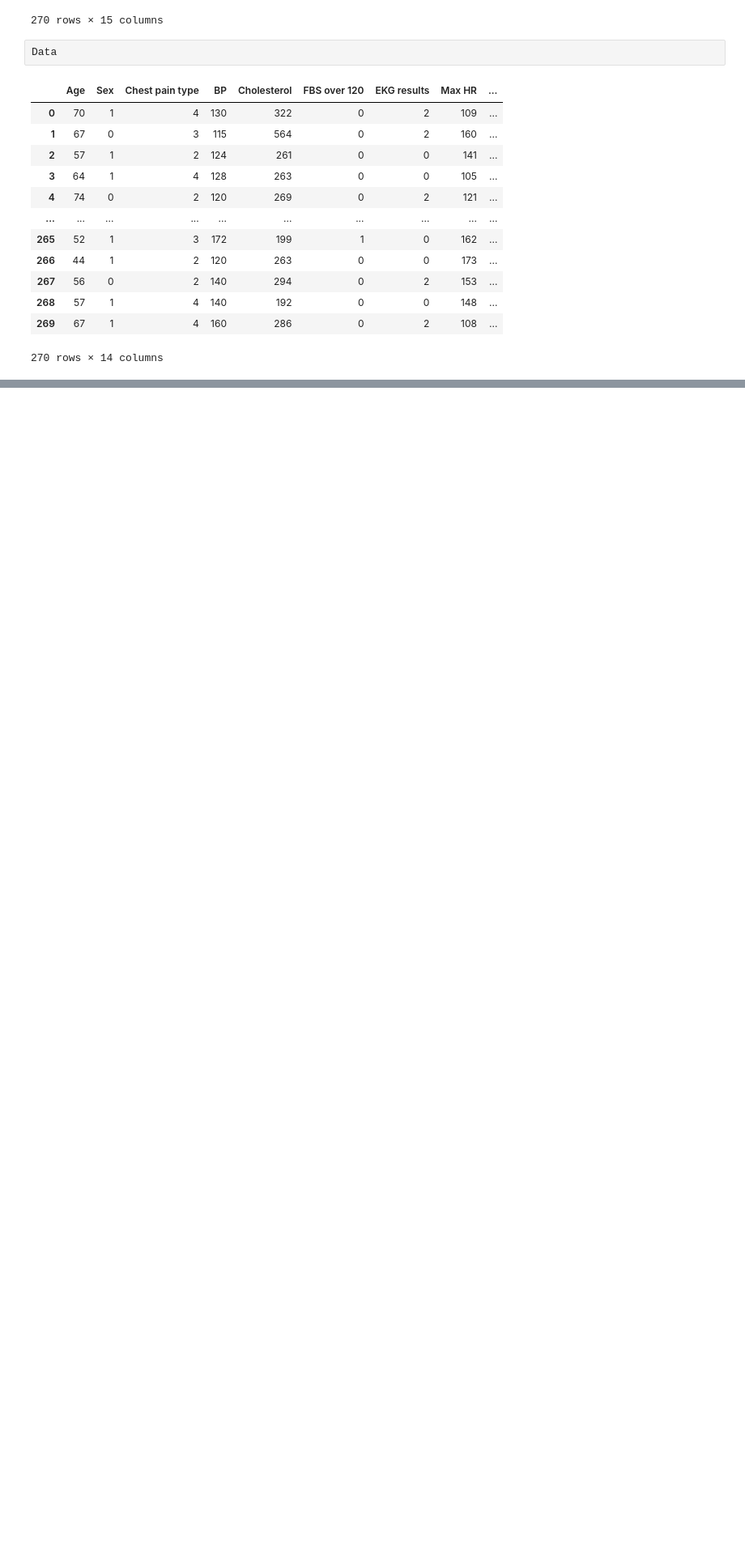
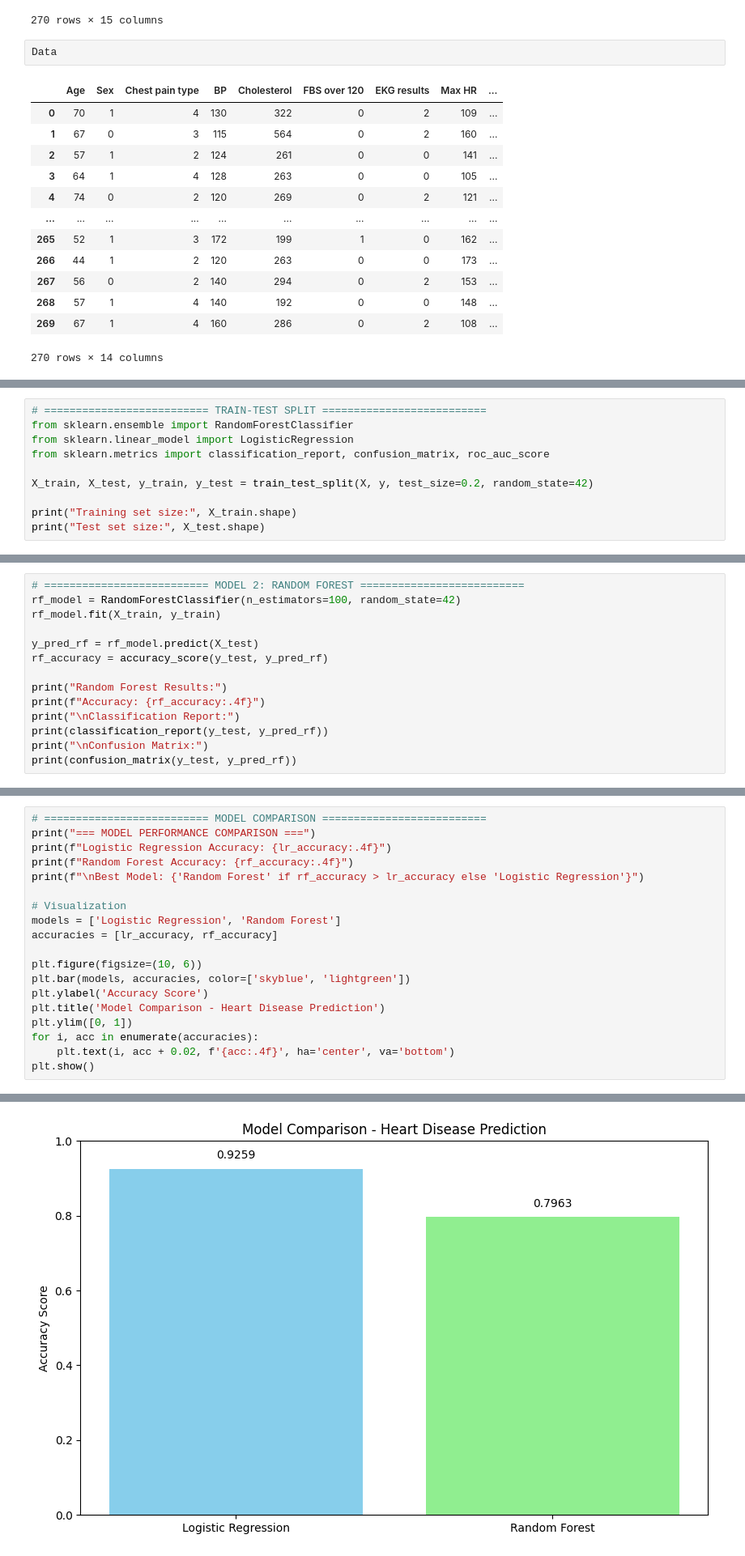
Before and after one commit to hermanthinnd/Heart-Disease-Prediction-Model, a Jupyter notebook: Disease_Prediction_Model/Heart_Disease_Prediction_Model.ipynb, the cells around one changed output, grey strips where cells are left out. Shown at 81% size. Cells and saved outputs as stored; diff of their text form; blank space fills up the shorter version.

```diff
--- a/Disease_Prediction_Model/Heart_Disease_Prediction_Model.ipynb
+++ b/Disease_Prediction_Model/Heart_Disease_Prediction_Model.ipynb
@@ -216,0 +236,10 @@ array([[<Axes: title={'center': 'Age'}>, <Axes: title={'center': 'Sex'}>,
+# %%
+# ========================== TRAIN-TEST SPLIT ==========================
+from sklearn.ensemble import RandomForestClassifier
+from sklearn.linear_model import LogisticRegression
+from sklearn.metrics import classification_report, confusion_matrix, roc_auc_score
+
+X_train, X_test, y_train, y_test = train_test_split(X, y, test_size=0.2, random_state=42)
+
+print("Training set size:", X_train.shape)
+print("Test set size:", X_test.shape)
@@ -216,0 +288,14 @@ array([[<Axes: title={'center': 'Age'}>, <Axes: title={'center': 'Sex'}>,
+# %%
+# ========================== MODEL 2: RANDOM FOREST ==========================
+rf_model = RandomForestClassifier(n_estimators=100, random_state=42)
+rf_model.fit(X_train, y_train)
+
+y_pred_rf = rf_model.predict(X_test)
+rf_accuracy = accuracy_score(y_test, y_pred_rf)
+
+print("Random Forest Results:")
+print(f"Accuracy: {rf_accuracy:.4f}")
+print("\nClassification Report:")
+print(classification_report(y_test, y_pred_rf))
+print("\nConfusion Matrix:")
+print(confusion_matrix(y_test, y_pred_rf))
@@ -216,0 +320,20 @@ array([[<Axes: title={'center': 'Age'}>, <Axes: title={'center': 'Sex'}>,
+# %%
+# ========================== MODEL COMPARISON ==========================
+print("=== MODEL PERFORMANCE COMPARISON ===")
+print(f"Logistic Regression Accuracy: {lr_accuracy:.4f}")
+print(f"Random Forest Accuracy: {rf_accuracy:.4f}")
+print(f"\nBest Model: {'Random Forest' if rf_accuracy > lr_accuracy else 'Logistic Regression'}")
+
+# Visualization
+models = ['Logistic Regression', 'Random Forest']
+accuracies = [lr_accuracy, rf_accuracy]
+
+plt.figure(figsize=(10, 6))
+plt.bar(models, accuracies, color=['skyblue', 'lightgreen'])
+plt.ylabel('Accuracy Score')
+plt.title('Model Comparison - Heart Disease Prediction')
+plt.ylim([0, 1])
+for i, acc in enumerate(accuracies):
+    plt.text(i, acc + 0.02, f'{acc:.4f}', ha='center', va='bottom')
+plt.show()
+# %% [output]
@@ -216,0 +345 @@ array([[<Axes: title={'center': 'Age'}>, <Axes: title={'center': 'Sex'}>,
+[figure, added]
```
Also changed, not shown: parts of 7 cells of this notebook, 2 other files.
